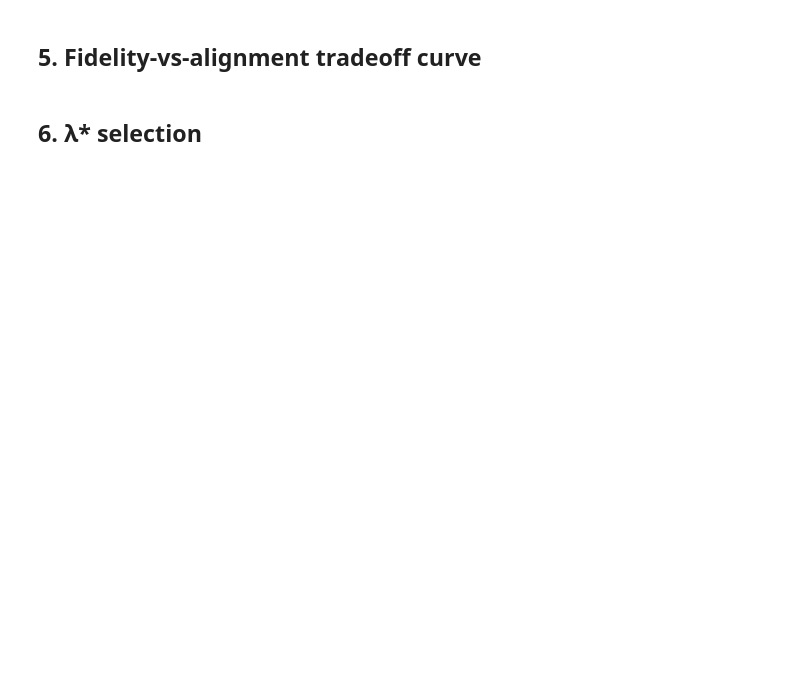
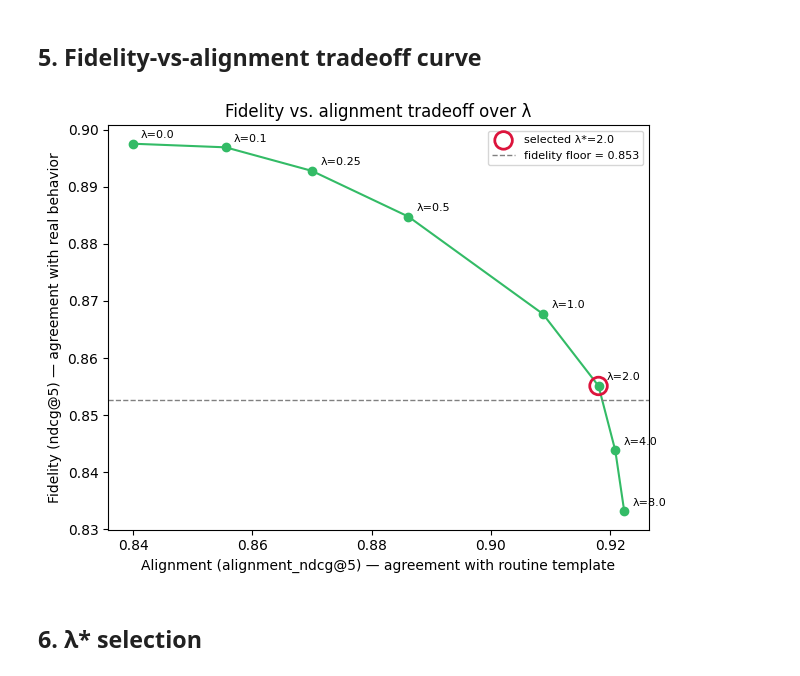
Before and after one commit to hanyiliu/habit-recommender, a Jupyter notebook: notebooks/lambda_selection_e2e.ipynb, the cells around one changed output. Drawn from its saved outputs; the diff is of its cells as text; code cells hidden in the pictures; blank space fills up the shorter version.

```diff
--- a/notebooks/lambda_selection_e2e.ipynb
+++ b/notebooks/lambda_selection_e2e.ipynb
@@ -114,7 +146,13 @@ K_ROUTINES = 10
 BATCH = 256
 LR = 1e-3
 # Prefer the Apple-Silicon GPU (MPS) when present; fall back to CPU otherwise.
-DEVICE = "mps" if torch.backends.mps.is_available() else "cpu"
+if torch.cuda.is_available():
+    DEVICE = "cuda"
+elif torch.backends.mps.is_available():
+    DEVICE = "mps"
+else:
+    DEVICE = "cpu"
+
 print(f"Using device: {DEVICE}")
 PRIMARY = "ndcg@5"
 ALIGNMENT = "alignment_ndcg@5"
@@ -122,5 +160,5 @@ FLOOR_FRAC = 0.05
 SEQ_PATH = Path("data/processed/sequences.pkl")
 CACHE = Path("checkpoints/sweep")
 CACHE.mkdir(parents=True, exist_ok=True)
-Path("examples/demo_outputs").mkdir(parents=True, exist_ok=True)
+Path("outputs").mkdir(parents=True, exist_ok=True)
 # %% [output]
@@ -303,12 +356,14 @@ df.round(4)
 # %%
 sel = select_lambda(results, primary_metric=PRIMARY,
                     alignment_metric=ALIGNMENT, floor_frac=FLOOR_FRAC)
 fig, ax = plot_alignment_tradeoff(
     results, fidelity_key=PRIMARY, alignment_key=ALIGNMENT,
     selected_lambda=sel["lambda_star"], floor=sel["floor"],
-    save_path="examples/demo_outputs/lambda_tradeoff.png",
+    save_path="outputs/lambda_tradeoff.png",
 )
 plt.show()
+# %% [output]
+[figure, added]
 # %% [markdown]
 ## 6. λ* selection
 # %%
```
Also changed, not shown: parts of 14 cells of this notebook.
